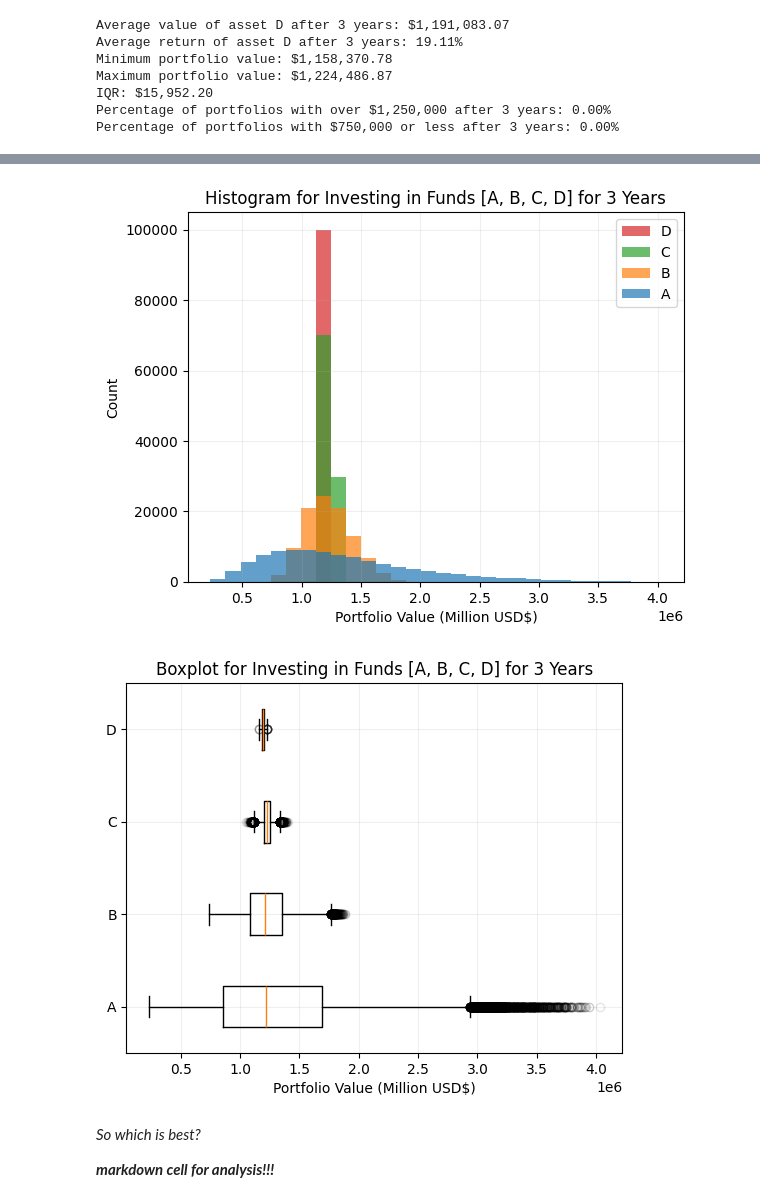
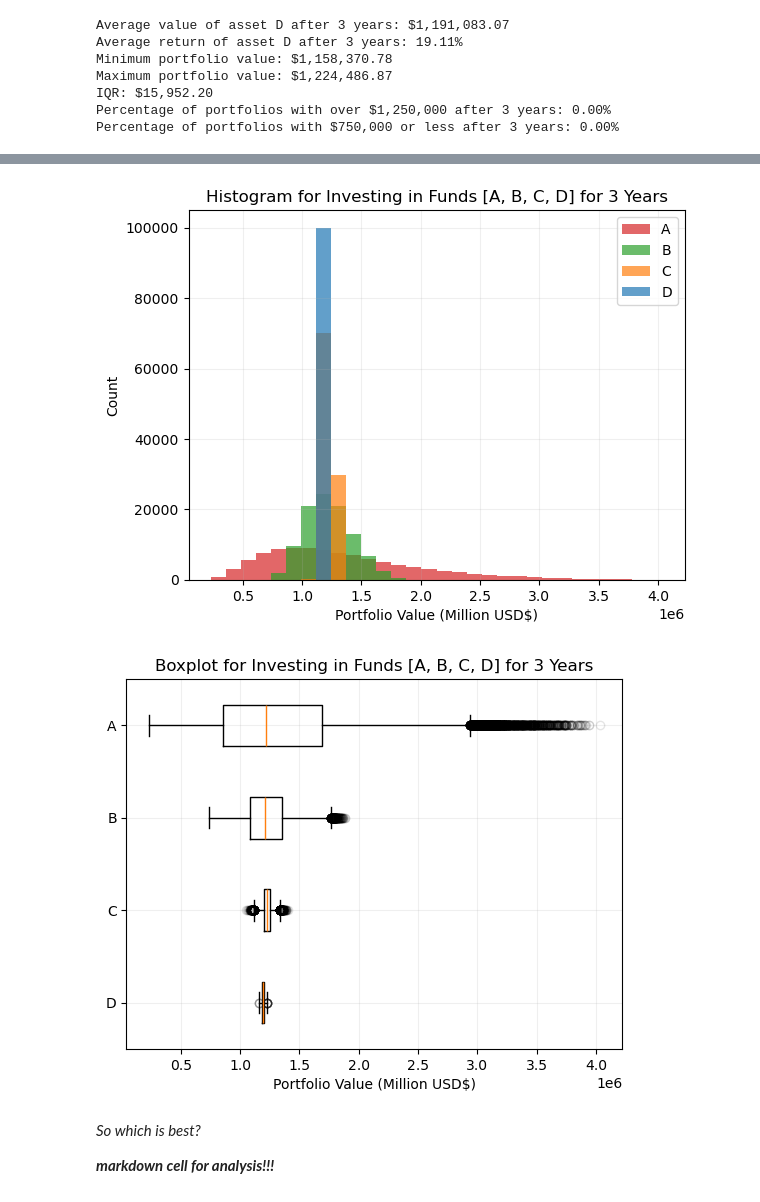
Before and after one commit to myin27/OR442-Term-Project, a Jupyter notebook: project.ipynb, the cells around one changed output, grey strips where cells are left out. Cells and saved outputs as stored; diff of their text form; code cells hidden in the pictures.

```diff
--- a/project.ipynb
+++ b/project.ipynb
@@ -324,25 +324,26 @@ plt.show()
 # %%
 # combining outcomes for funds A, B, C, D into into a single plot for simplicity
 
 plt.figure(9)
-stacked_hist = plt.hist([fund_A_values, fund_B_values, fund_C_values, fund_D_values], histtype="stepfilled", bins=30, label=["A", "B", "C", "D"], alpha=0.7)
+stacked_hist = plt.hist([fund_D_values, fund_C_values, fund_B_values, fund_A_values], histtype="stepfilled", bins=30, label=["D", "C", "B", "A"], alpha=0.7)
 plt.grid(alpha=0.2)
 plt.title("Histogram for Investing in Funds [A, B, C, D] for 3 Years")
 plt.legend()
 plt.xlabel("Portfolio Value (Million USD$)")
 plt.ylabel("Count")
 plt.show()
 
 plt.figure(10)
-multi_boxplot = plt.boxplot([fund_A_values, fund_B_values, fund_C_values, fund_D_values], label=["A", "B", "C", "D"], vert=False, flierprops={"alpha": 0.1})
+# multi_boxplot = plt.boxplot([fund_A_values, fund_B_values, fund_C_values, fund_D_values], label=["A", "B", "C", "D"], vert=False, flierprops={"alpha": 0.1})
+multi_boxplot = plt.boxplot([fund_D_values, fund_C_values, fund_B_values, fund_A_values], label=["D", "C", "B", "A"], vert=False, flierprops={"alpha": 0.1})
 plt.grid(alpha=0.2)
 plt.title("Boxplot for Investing in Funds [A, B, C, D] for 3 Years")
-plt.yticks(ticks=[1,2,3,4], labels=["A", "B", "C", "D"])
+plt.yticks(ticks=[1,2,3,4], labels=["D", "C", "B", "A"])
 plt.xlabel("Portfolio Value (Million USD$)")
 plt.show()
 # %% [output]
-[figure, old version]
+[figure, new version]
-[figure, old version]
+[figure, new version]
 # %% [markdown]
 *So which is best?*
 
```
Also changed, not shown: parts of 5 cells of this notebook.
